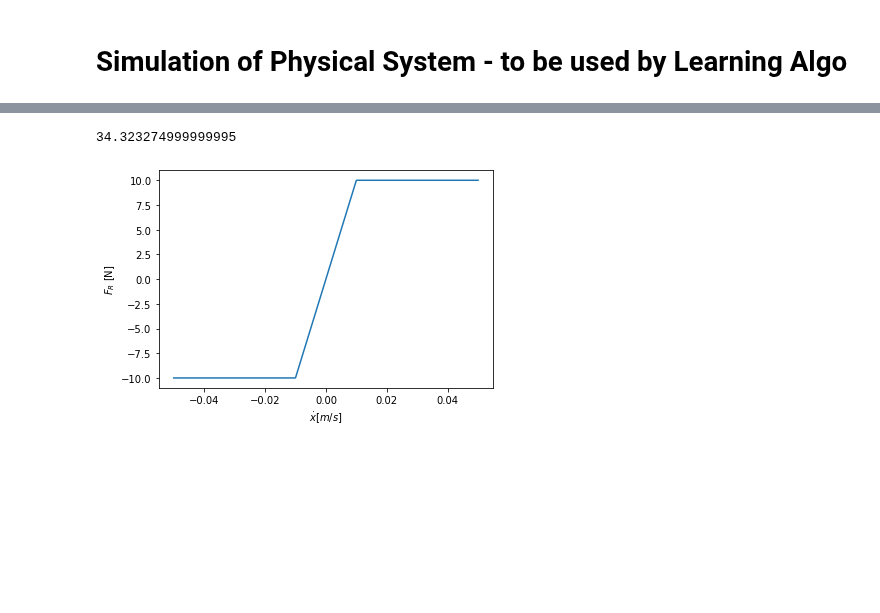
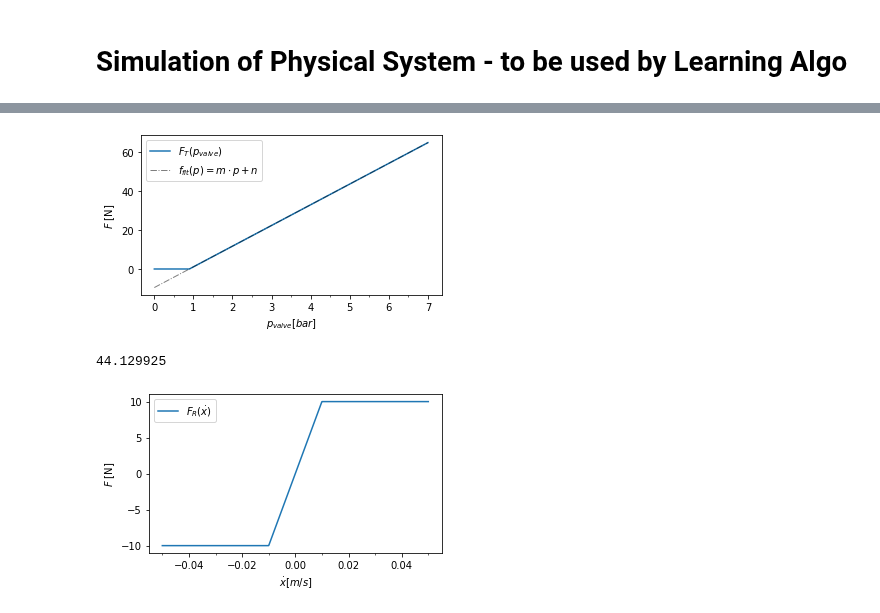
Before and after one commit to Sven-J-Steinert/Rocket-Hopper-DDPG, a Jupyter notebook: simulation.ipynb, the cells around one changed output, grey strips where cells are left out. Saved outputs shown, nothing was run; the diff lists cells and outputs as text; code cells hidden in the pictures; blank space fills up the shorter version.

```diff
--- a/simulation.ipynb
+++ b/simulation.ipynb
@@ -34,13 +39,10 @@ g0 = 9.80665
 def F_Thrust_NASA(p_valve,debug=False):
     R = 296.8 # Gas constant of Nitrogen
     gamma = 1.4
-    D_th = 0.009 # nozzle throat diameter m
+    D_th = 0.010 # nozzle throat diameter m
     D_ex = 0.011 # nozzle exit diameter mm
     A_th = (np.pi/4) * D_th**2 # [m²]
     A_ex = (np.pi/4) * D_ex**2 # [m²]
-
-    print(A_th)
-    print(A_ex)
 
     # values over the mach shock
     p_1 = p_valve * 1e5 # [Pa]
@@ -95,5 +97,5 @@ def F_Thrust_NASA(p_valve,debug=False):
 
     return F_T
 
-F_Thrust_NASA(10,debug=True)
+F_Thrust_NASA(7,debug=True)
 # %% [output]
@@ -199,0 +214,6 @@ plt.show()
+# %%
+# use linear fitted Thrust function to be faster for Reinforcement Learning
+def F_Thrust_fast(p_valve):
+    return max(0,linear_fit(p_valve))
+
+F_Thrust_fast(7)
@@ -199,0 +222,7 @@ plt.show()
+# %%
+def F_Thrust_fast(p_valve):
+    coefficients = np.array([10.600789308865751,-9.503317777109121])
+    linear_fit = np.poly1d(coefficients)
+    return max(0,linear_fit(p_valve))
+
+F_Thrust_fast(7)
@@ -200,11 +231,31 @@ plt.show()
+# %%
+# resistance modelling - smoothed around zero to stablize model
+x = np.linspace(0,7,1000)
+y = []
+for i in x:
+    y.append(F_Thrust_fast(i))
+plt.figure(figsize=(5,3))
+plt.plot(x, y,label="$F_{T}(p_{valve})$")
+plt.plot(x, linear_fit(x), label='$f_{fit}(p)=m \cdot p + n$', linestyle='-.',alpha=0.5, color='black', linewidth=1)
+plt.ylabel('$F$ [N]')
+plt.xlabel('$p_{valve}  [bar]$')
+plt.legend()
+plt.gca().xaxis.set_minor_locator(MultipleLocator(0.5))
+plt.tight_layout()
+plt.savefig('FT.pdf', bbox_inches='tight')
+plt.show()
+# %% [output]
+[figure, added]
 # %%
 # 𝐹𝑅𝑅 ≈ 10𝑁 Rolling - Resistance against velocity
 # FG = m
 
-m = 3.5 # kg
+m = 3.5 + 1 # kg
 F_T = 34.5 #F_Thrust(10) # N
 F_RR = 10 # N
 k  = 6 # N /m
+
+print(m*g0)
 
 # resistance modelling - smoothed to stablize model
 def F_R(v):
@@ -269,12 +320,15 @@ def ode(t, y):
     v = y[1]
 
     a = (1/m)*(F_T - (m*g0) - (k *x) - (F_R(v)))
+
     # restrict movement to be not able to go below 0 in position
-    if x == 0 and a < 0:
+    if (x == 0 or x < 0) and a < 0:
         # would move into negative realm
+        #v = 0
         a = 0
 
     dydt = np.array([v, a])
+
     return dydt
 
 def rk4_e(f, y, h, t): # runge kutta 4th order explicit
@@ -286,19 +340,24 @@ def rk4_e(f, y, h, t): # runge kutta 4th order explicit
 
     return y + h/6 * (f(t, y) + 2 * f(tk_05, yk_025) + 2 * f(tk_05, yk_05) + f(t+h, yk_075))
 # %% [output]
-34.323274999999995
+44.129925
 # %%
 # resistance modelling - smoothed around zero to stablize model
 x = np.linspace(-0.05,0.05,1000)
 y = []
 for i in x:
     y.append(F_R(i))
-plt.plot(x, y)
-plt.ylabel('$F_{R}$ [N]')
+plt.figure(figsize=(5,3))
+plt.plot(x, y,label="$F_{R}(\dot{x})$")
+plt.ylabel('$F$ [N]')
 plt.xlabel('$\dot{x} [m/s]$')
+plt.legend()
+plt.gca().xaxis.set_minor_locator(MultipleLocator(0.01))
+plt.tight_layout()
+plt.savefig('FR.pdf', bbox_inches='tight')
 plt.show()
 # %% [output]
-[figure, old version]
+[figure, new version]
 # %%
 def plot(states, time):
     num_states = states.shape[0]
```
Also changed, not shown: parts of 13 cells of this notebook, 2 other files.
